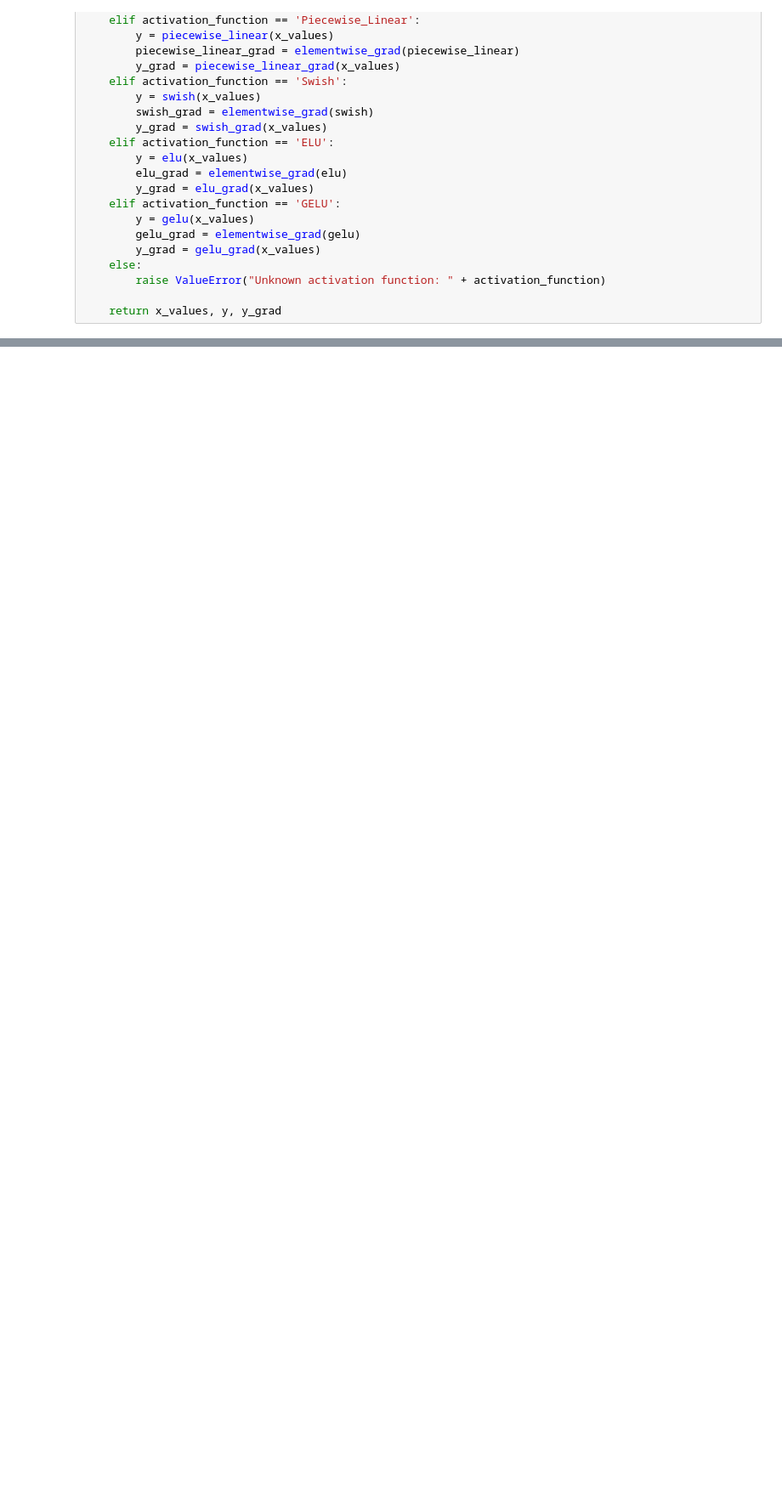
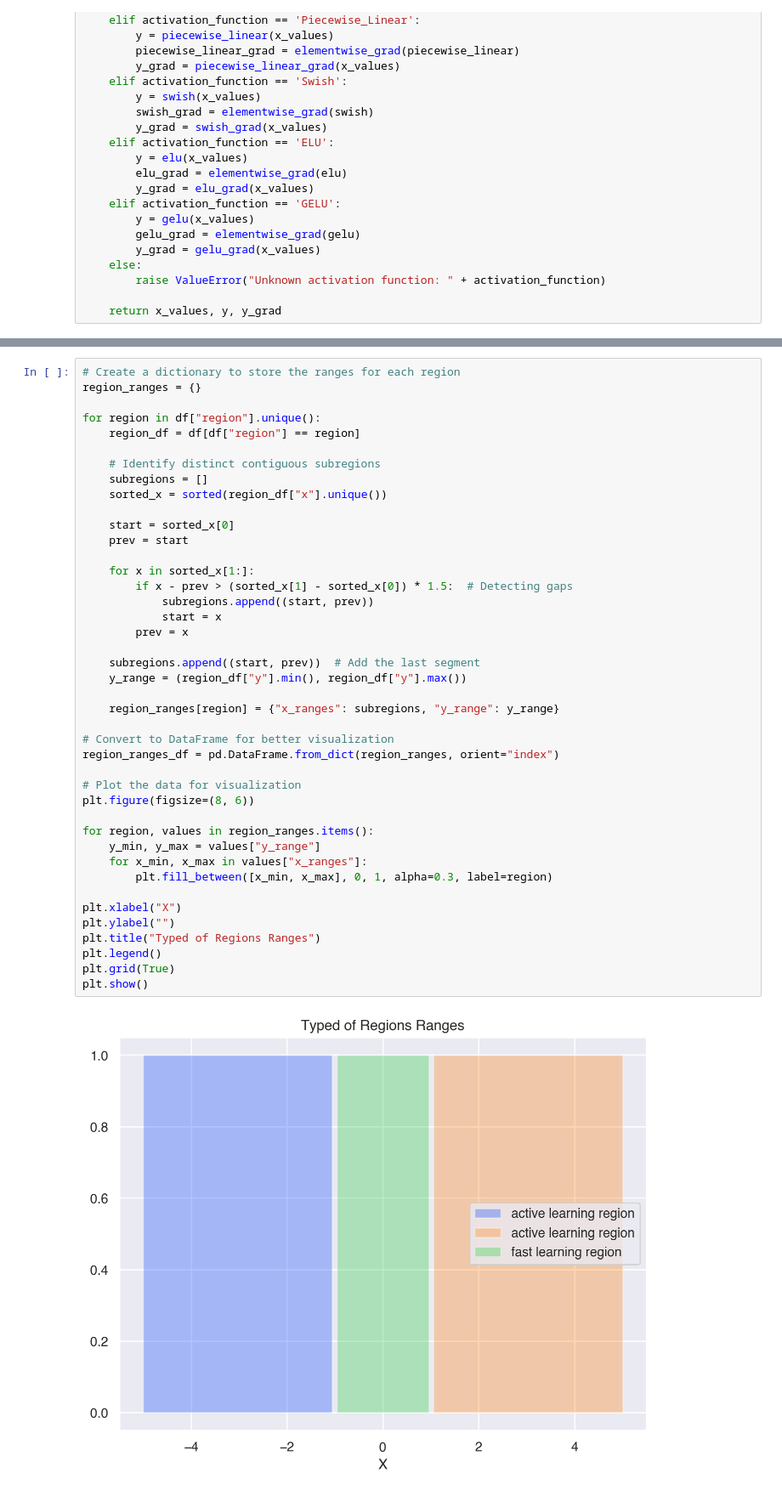
Before and after one commit to ivan-liuliaev/deep_learning_fsu, a Jupyter notebook: assignment_1.ipynb, the cells around one changed output, grey strips where cells are left out. Shown at 85% size. Drawn from its saved outputs; the diff is of its cells as text; blank space fills up the shorter version.

```diff
--- a/assignment_1.ipynb
+++ b/assignment_1.ipynb
@@ -247,3 +187,47 @@ import pandas as pd
+# %%
+# Create a dictionary to store the ranges for each region
+region_ranges = {}
+
+for region in df["region"].unique():
+    region_df = df[df["region"] == region]
+
+    # Identify distinct contiguous subregions
+    subregions = []
+    sorted_x = sorted(region_df["x"].unique())
+
+    start = sorted_x[0]
+    prev = start
+
+    for x in sorted_x[1:]:
+        if x - prev > (sorted_x[1] - sorted_x[0]) * 1.5:  # Detecting gaps
+            subregions.append((start, prev))
+            start = x
+        prev = x
+
+    subregions.append((start, prev))  # Add the last segment
+    y_range = (region_df["y"].min(), region_df["y"].max())
+
+    region_ranges[region] = {"x_ranges": subregions, "y_range": y_range}
+
+# Convert to DataFrame for better visualization
+region_ranges_df = pd.DataFrame.from_dict(region_ranges, orient="index")
+
+# Plot the data for visualization
+plt.figure(figsize=(8, 6))
+
+for region, values in region_ranges.items():
+    y_min, y_max = values["y_range"]
+    for x_min, x_max in values["x_ranges"]:
+        plt.fill_between([x_min, x_max], 0, 1, alpha=0.3, label=region)
+
+plt.xlabel("X")
+plt.ylabel("")
+plt.title("Typed of Regions Ranges")
+plt.legend()
+plt.grid(True)
+plt.show()
+# %% [output]
+[figure, added]
 # %%
 # Generate x values from -5 to 5
 x_values = np.linspace(-5, 5, 100)
```
Also changed, not shown: parts of 20 cells of this notebook, 1 other file.
